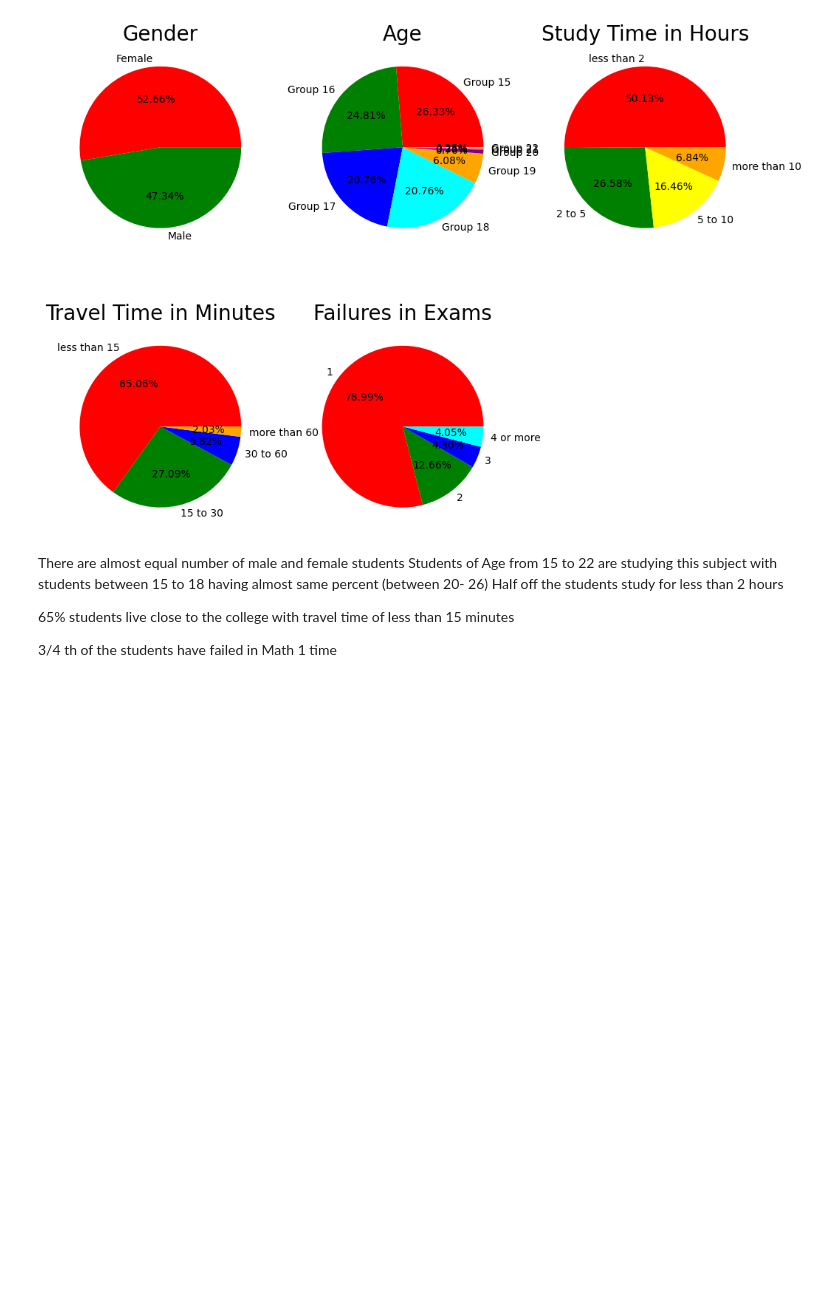
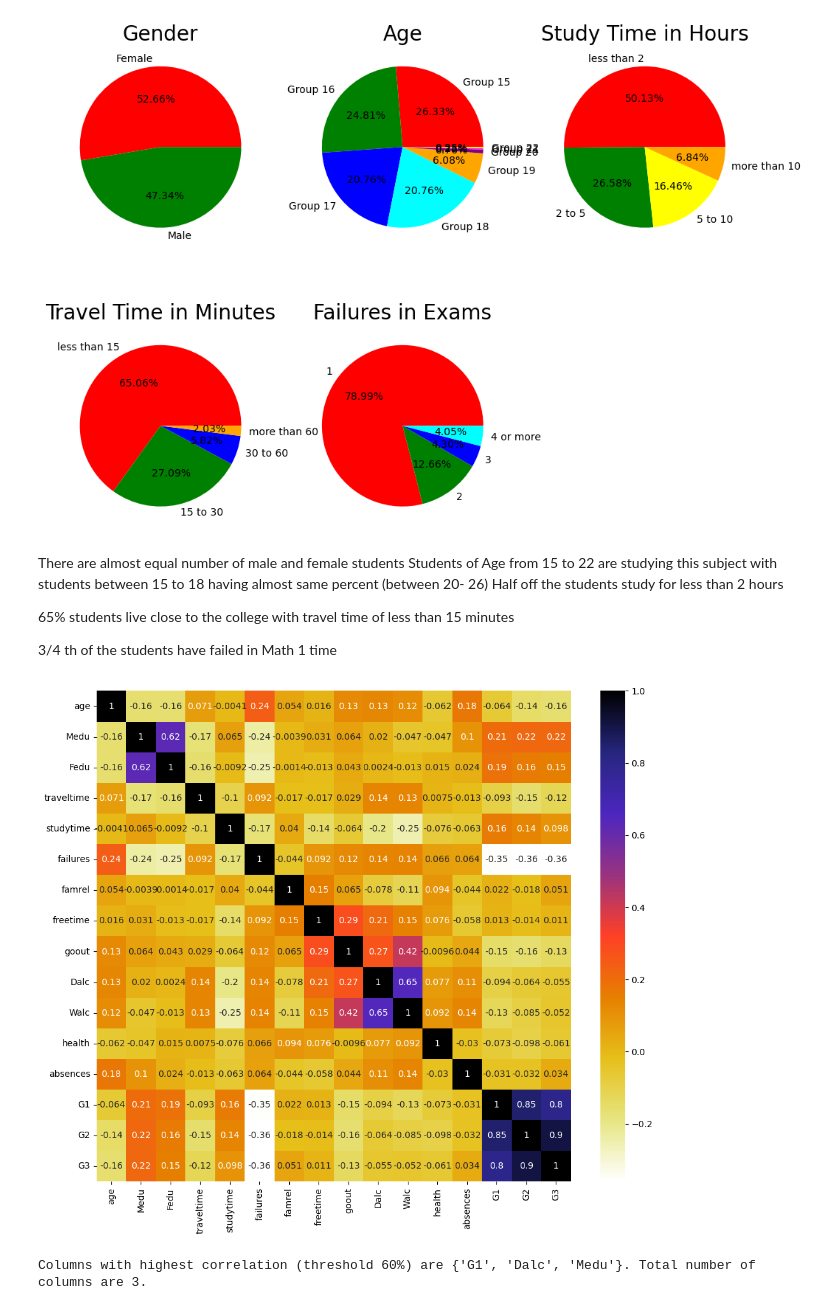
Before and after one commit to madhura824/studentPerformanceIndicator, a Jupyter notebook: notebook/data/1_EDA_STUDENT_PERFORMANCE.ipynb, the cells around one changed output. Cells and saved outputs as stored; diff of their text form; code cells hidden in the pictures; blank space fills up the shorter version.

```diff
--- a/notebook/data/1_EDA_STUDENT_PERFORMANCE.ipynb
+++ b/notebook/data/1_EDA_STUDENT_PERFORMANCE.ipynb
@@ -243,3 +243,30 @@ Half off the students study for less than 2 hours
 65% students live close to the college with travel time of less than 15 minutes
 
 3/4 th of the students have failed in Math 1 time
+# %%
+import seaborn as sns
+import matplotlib.pyplot as plt
+plt.figure(figsize=(12,10))
+corr=df.corr()
+sns.heatmap(corr, annot=True,cmap=plt.cm.CMRmap_r)
+plt.show()
+# %% [output]
+[figure, added]
+# %%
+def correlation_cols(data, threshold):
+    data=data.drop("G3", axis=1)
+    col_corr = set()
+    corr_matrix = data.corr()
+    for i in range(corr_matrix.shape[0]):
+        for j in range(i):
+            if corr_matrix.iloc[i, j] > threshold:
+                col_name = corr_matrix.columns[j]
+                col_corr.add(col_name)
+
+    return col_corr
+
+ans = correlation_cols(df, 0.60)
+
+print(f"Columns with highest correlation (threshold 60%) are {ans}. Total number of columns are {len(ans)}.")
+# %% [output]
+Columns with highest correlation (threshold 60%) are {'G1', 'Dalc', 'Medu'}. Total number of columns are 3.
```
Also changed, not shown: parts of 3 cells of this notebook, 11 other files.
